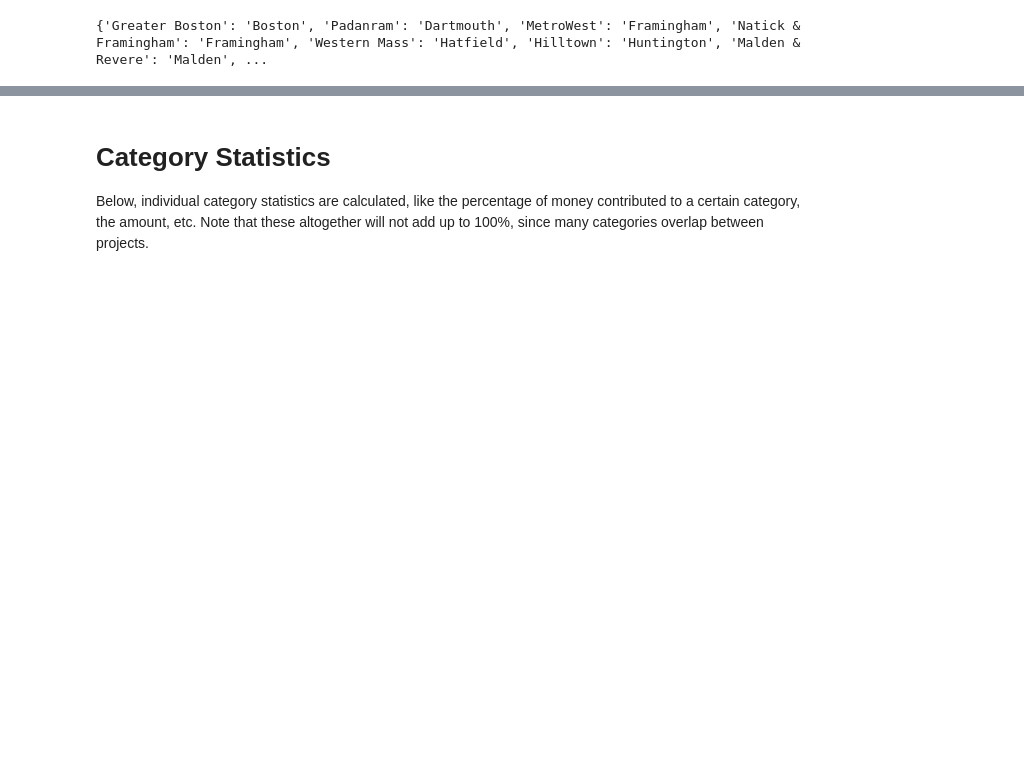
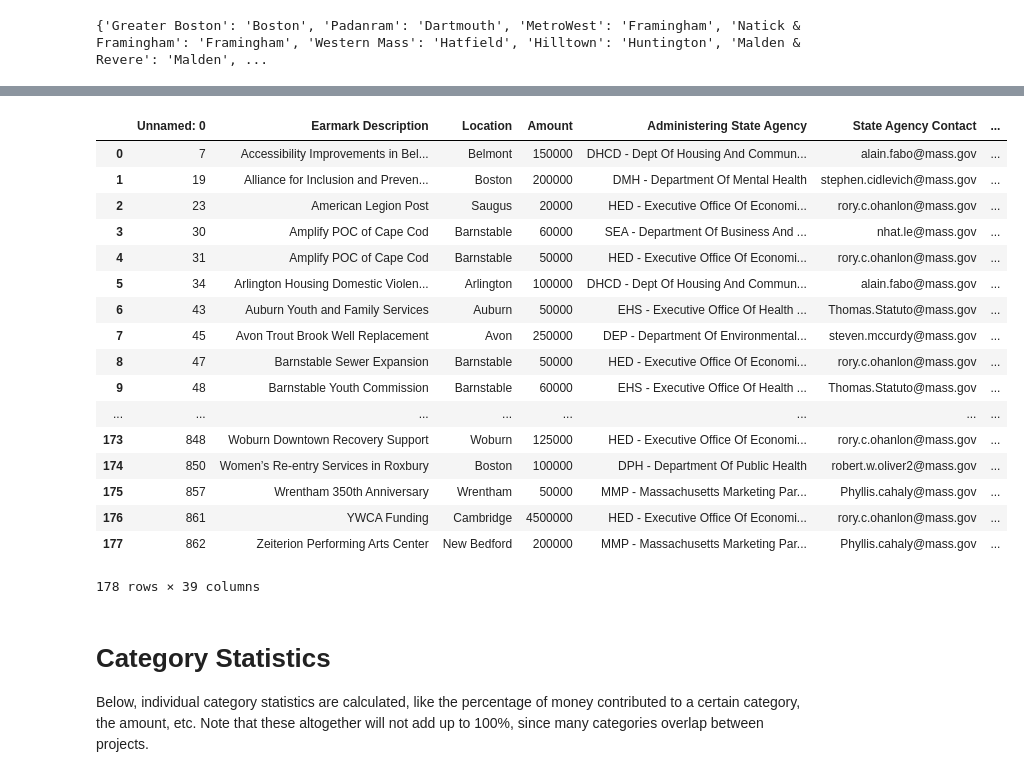
Before and after one commit to specificlanguage/gbh_earmarks, a Jupyter notebook: earmark_analysis.ipynb, the cells around one changed output, grey strips where cells are left out. Drawn from its saved outputs; the diff is of its cells as text; code cells hidden in the pictures; blank space fills up the shorter version.

```diff
--- a/earmark_analysis.ipynb
+++ b/earmark_analysis.ipynb
@@ -332,5 +332,6 @@ earmarks.loc[pd.isna(earmarks["Location"])].to_csv(path_or_buf="out/earmarks_wit
 # Town cleaning if not already done
 # This refreshes the earmarks & populations dataframes!?
 
+amendment_proposers = pd.read_excel("data/amendments.xlsx")
 earmarks = pd.read_csv("out/earmarks_categories.csv")
 population = pd.read_csv("data/cities.csv")
@@ -337,3 +342,25 @@ population = pd.read_csv("data/cities.csv")
+# %%
+amendment_proposers = amendment_proposers.rename(columns={"Title":"Earmark Description"}, errors="raise")
+earmarks.merge(amendment_proposers, on="Earmark Description")
+# %% [output]
+|  | Unnamed: 0 | Earmark Description | Location | Amount | Administering State Agency | State Agency Contact | ... |
+| 0 | 7 | Accessibility Improvements in Bel... | Belmont | 150000 | DHCD - Dept Of Housing And Commun... | alain.fabo@mass.gov | ... |
+| 1 | 19 | Alliance for Inclusion and Preven... | Boston | 200000 | DMH - Department Of Mental Health | stephen.cidlevich@mass.gov | ... |
+| 2 | 23 | American Legion Post | Saugus | 20000 | HED - Executive Office Of Economi... | rory.c.ohanlon@mass.gov | ... |
+| 3 | 30 | Amplify POC of Cape Cod | Barnstable | 60000 | SEA - Department Of Business And ... | nhat.le@mass.gov | ... |
+| 4 | 31 | Amplify POC of Cape Cod | Barnstable | 50000 | HED - Executive Office Of Economi... | rory.c.ohanlon@mass.gov | ... |
+| 5 | 34 | Arlington Housing Domestic Violen... | Arlington | 100000 | DHCD - Dept Of Housing And Commun... | alain.fabo@mass.gov | ... |
+| 6 | 43 | Auburn Youth and Family Services | Auburn | 50000 | EHS - Executive Office Of Health ... | Thomas.Statuto@mass.gov | ... |
+| 7 | 45 | Avon Trout Brook Well Replacement | Avon | 250000 | DEP - Department Of Environmental... | steven.mccurdy@mass.gov | ... |
+| 8 | 47 | Barnstable Sewer Expansion | Barnstable | 50000 | HED - Executive Office Of Economi... | rory.c.ohanlon@mass.gov | ... |
+| 9 | 48 | Barnstable Youth Commission | Barnstable | 60000 | EHS - Executive Office Of Health ... | Thomas.Statuto@mass.gov | ... |
+| ... | ... | ... | ... | ... | ... | ... | ... |
+| 173 | 848 | Woburn Downtown Recovery Support | Woburn | 125000 | HED - Executive Office Of Economi... | rory.c.ohanlon@mass.gov | ... |
+| 174 | 850 | Women’s Re-entry Services in Roxbury | Boston | 100000 | DPH - Department Of Public Health | robert.w.oliver2@mass.gov | ... |
+| 175 | 857 | Wrentham 350th Anniversary | Wrentham | 50000 | MMP - Massachusetts Marketing Par... | Phyllis.cahaly@mass.gov | ... |
+| 176 | 861 | YWCA Funding | Cambridge | 4500000 | HED - Executive Office Of Economi... | rory.c.ohanlon@mass.gov | ... |
+| 177 | 862 | Zeiterion Performing Arts Center | New Bedford | 200000 | MMP - Massachusetts Marketing Par... | Phyllis.cahaly@mass.gov | ... |
+178 rows × 39 columns
 # %% [markdown]
 # Category Statistics
 
```
Also changed, not shown: parts of 2 cells of this notebook, 4 other files.
